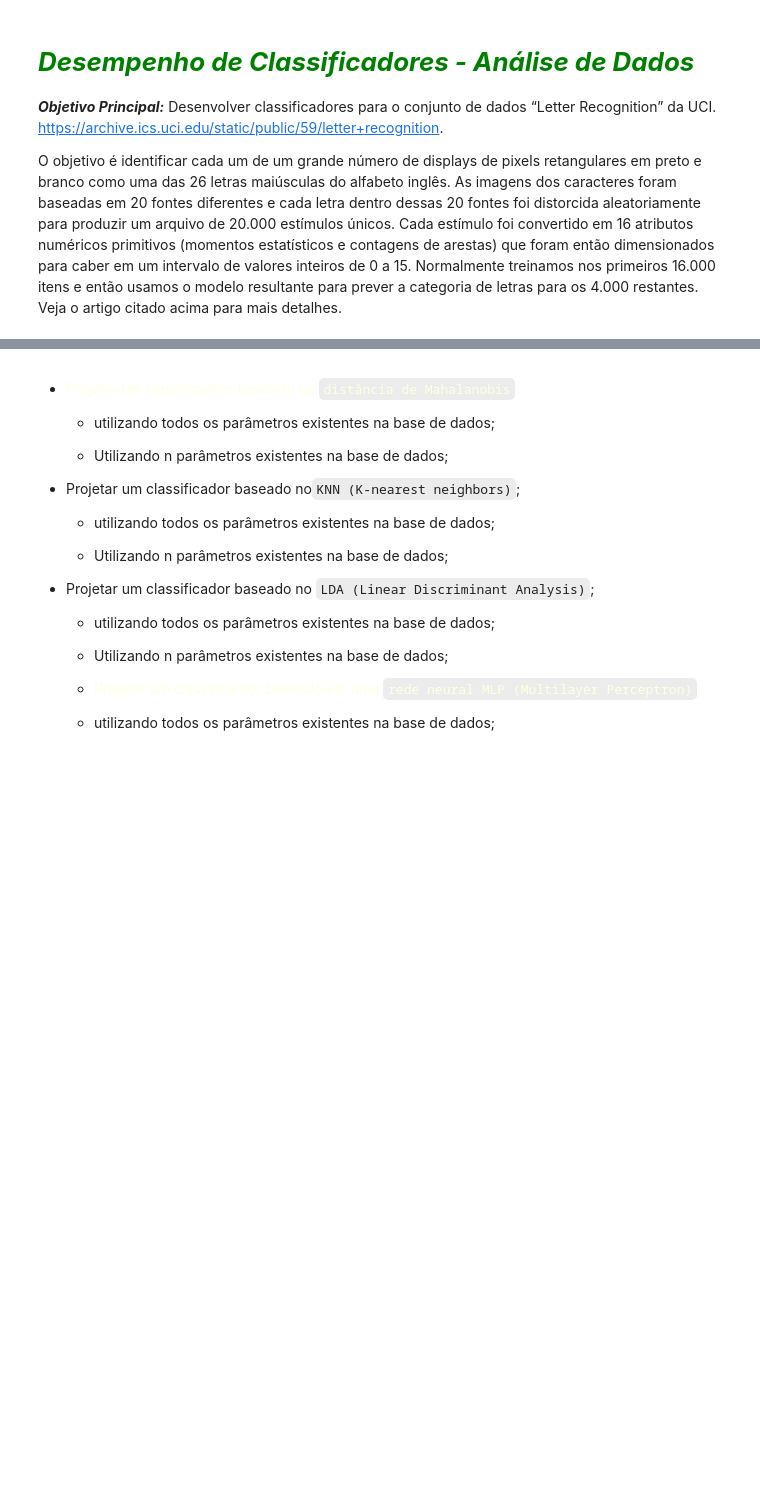
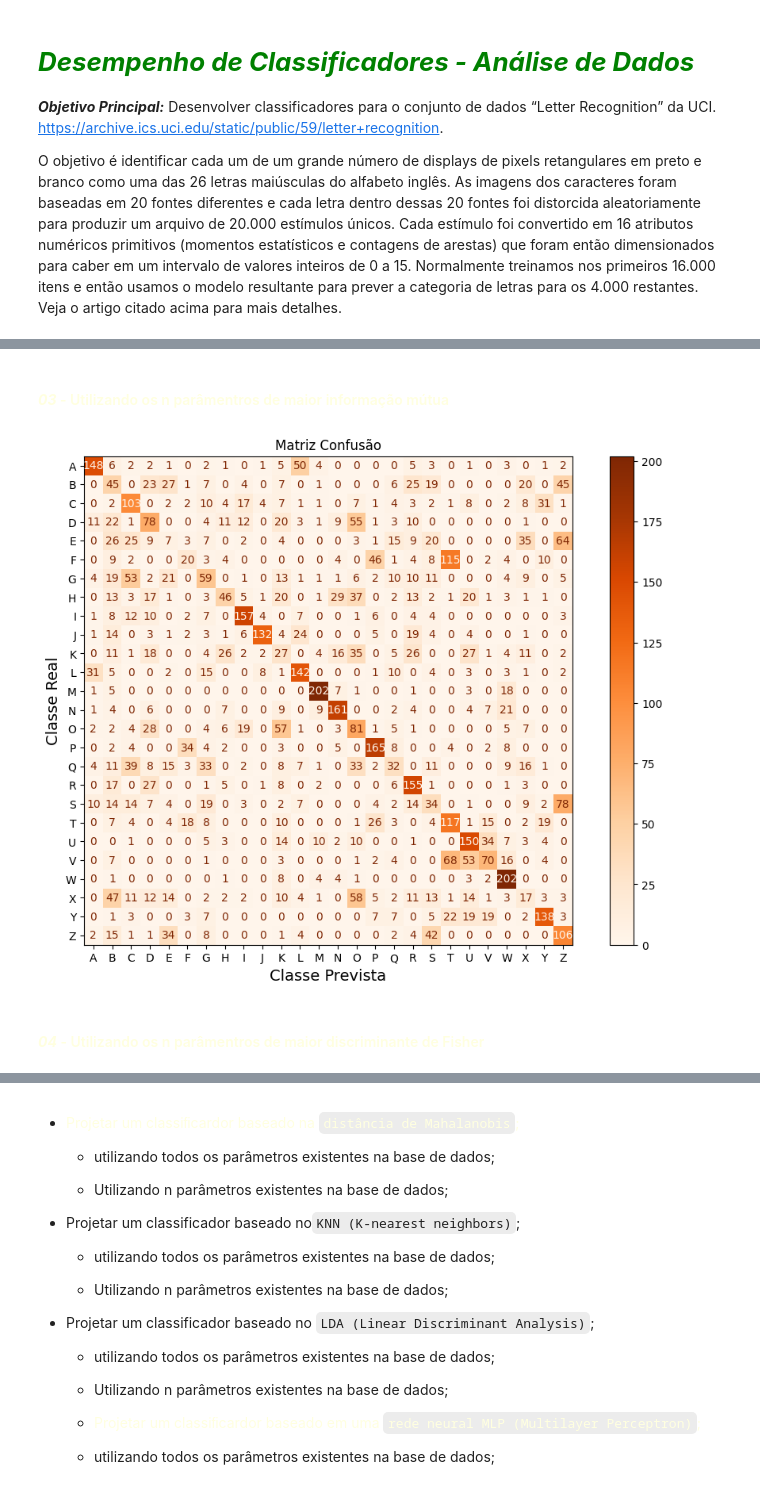
Before and after one commit to gsjunqueira/letters_recognize, a Jupyter notebook: letters_recognize.ipynb, the cells around one changed output, grey strips where cells are left out. Drawn from its saved outputs; the diff is of its cells as text; code cells hidden in the pictures; blank space fills up the shorter version.

```diff
--- a/letters_recognize.ipynb
+++ b/letters_recognize.ipynb
@@ -15,0 +369,6 @@ O objetivo é identificar cada um de um grande número de displays de pixels ret
+# %%
+mutual_info = mutual_info_classif(x_train_bal, y_train_bal)
+# %%
+top_n_mutual_info_features = np.argsort(mutual_info)[-n:]
+x_train_mutual_info = x_train_bal[:, top_n_mutual_info_features]
+x_test_mutual_info = x_test[:, top_n_mutual_info_features]
@@ -15,0 +427,6 @@ O objetivo é identificar cada um de um grande número de displays de pixels ret
+# %%
+activity = pd.DataFrame(columns=['accuracy', 'sensitivity', 'caracteristic'],
+                        index=['mahalanobis','mahalanobis_corr', 'mahalanobis_mutual',
+                               'mahalanobis_fisher', 'mahalanobis_pca', 'knn','knn_corr',
+                               'knn_mutual','knn_fisher', 'knn_pca', 'lda','lda_corr',
+                               'lda_mutual','lda_fisher', 'lda_pca', 'mlp', 'svm'])
@@ -15,0 +453,11 @@ O objetivo é identificar cada um de um grande número de displays de pixels ret
+# %% [markdown]
+#### <font color = lightyellow> ***03*** - Utilizando os n parâmentros de maior informação mútua
+# %%
+# Distância de Mahalanobis com n parâmetros de maior informação mútua
+activity.loc['mahalanobis_mutual'], conf_matrix_mutual_info = mahalanobis_classifier(x_train_mutual_info, x_test_mutual_info, y_train_bal, y_test)
+
+disp_matriz(conf_matrix_mutual_info, classes)
+# %% [output]
+[figure, added]
+# %% [markdown]
+#### <font color = lightyellow> ***04*** - Utilizando os n parâmentros de maior discriminante de Fisher
```
Also changed, not shown: parts of 70 cells of this notebook.
